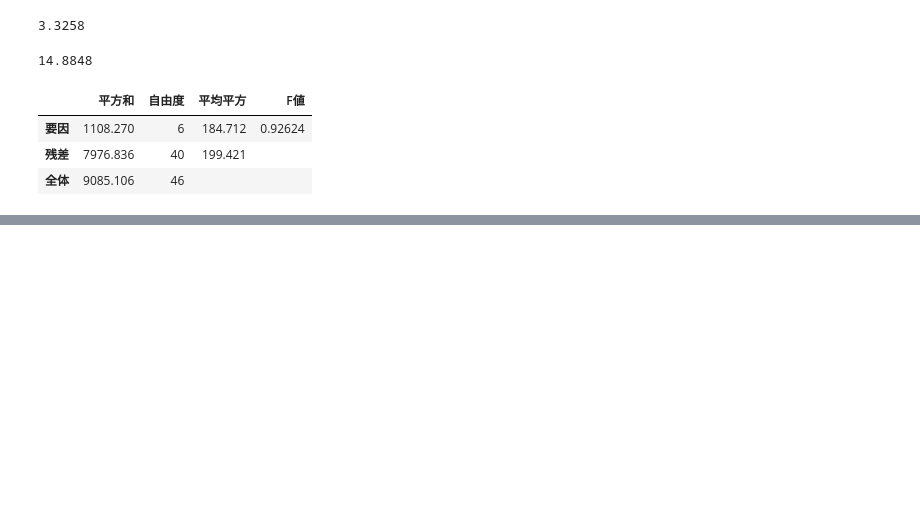
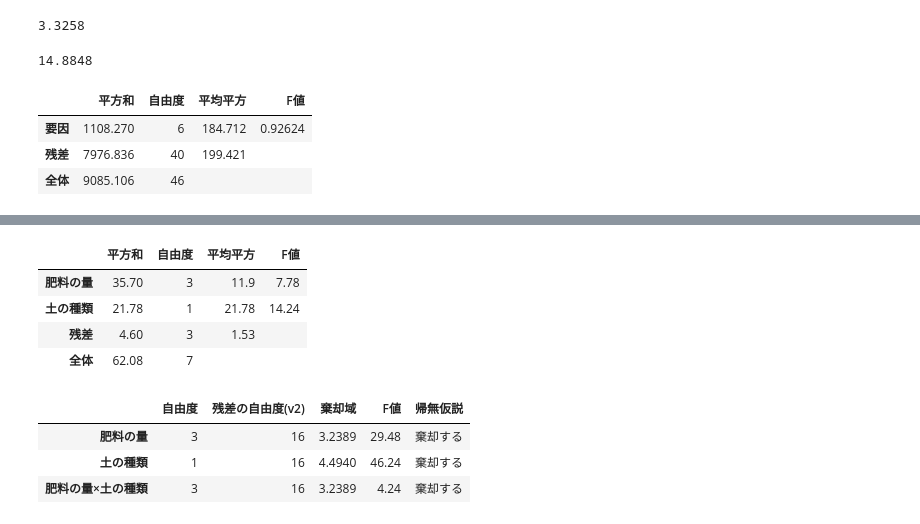
Before and after one commit to sasuraibito1125/google_colab, a Jupyter notebook: F分布表.ipynb, the cells around one changed output, grey strips where cells are left out. Cells and saved outputs as stored; diff of their text form; code cells hidden in the pictures; blank space fills up the shorter version.

```diff
--- a/F分布表.ipynb
+++ b/F分布表.ipynb
@@ -297,0 +438,13 @@ to_anova(pd.DataFrame(data, index=index))
+# %%
+# @title #### 利用例：`to_2w_anova` { run: "auto", vertical-output: true, display-mode: "both" }
+# @markdown 二元配置分散分析の分散分析表の作成
+import pandas as pd
+data = {
+      '肥料\u3000100g': [14.5, 16.2],
+      '肥料\u3000200g': [16.5, 18.6],
+      '肥料\u3000300g': [17.8, 21.7],
+      '肥料\u3000400g': [18.1, 23.6]
+      }
+index=['土A', '土B']
+input = pd.DataFrame(data, index=index)
+anova_2w_2, means_2 = to_2w_anova(input, ['肥料の量', '土の種類'], False, 2)
@@ -297,0 +459,21 @@ to_anova(pd.DataFrame(data, index=index))
+# %%
+# @title ##### 分散分析表 { display-mode: "form" }
+anova_2w_2
+# %% [output]
+|  | 平方和 | 自由度 | 平均平方 | F値 |
+| 肥料の量 | 35.70 | 3 | 11.9 | 7.78 |
+| 土の種類 | 21.78 | 1 | 21.78 | 14.24 |
+| 残差 | 4.60 | 3 | 1.53 |  |
+| 全体 | 62.08 | 7 |  |  |
+# %%
+# @title #### 利用例：`decide_f_test` { run: "auto", vertical-output: true, display-mode: "both" }
+# @markdown 分散分析におけるF検定の判定（分散分析表は前の利用例の結果を利用）
+# @markdown
+# @markdown $\alpha$
+alpha = 0.05 # @param {type:"number"}
+decide_f_test(anova_2w, alpha)
+# %% [output]
+|  | 自由度 | 残差の自由度(v2) | 棄却域 | F値 | 帰無仮説 |
+| 肥料の量 | 3 | 16 | 3.2389 | 29.48 | 棄却する |
+| 土の種類 | 1 | 16 | 4.4940 | 46.24 | 棄却する |
+| 肥料の量×土の種類 | 3 | 16 | 3.2389 | 4.24 | 棄却する |
```
Also changed, not shown: parts of 6 cells of this notebook.
